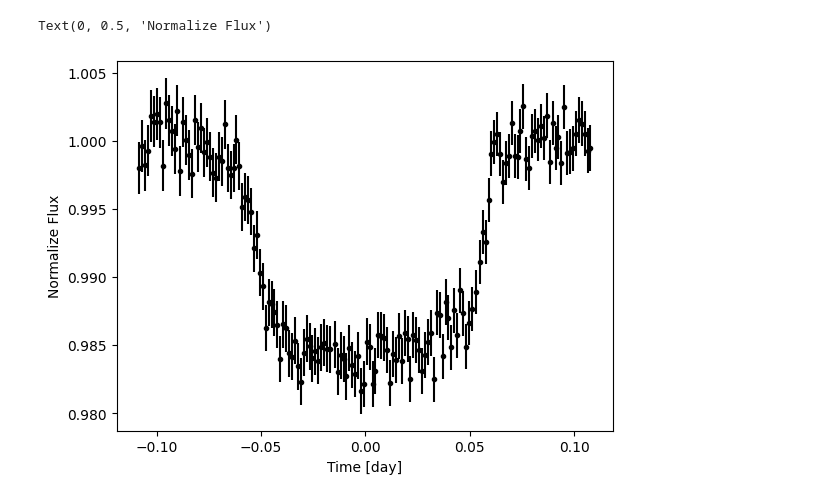
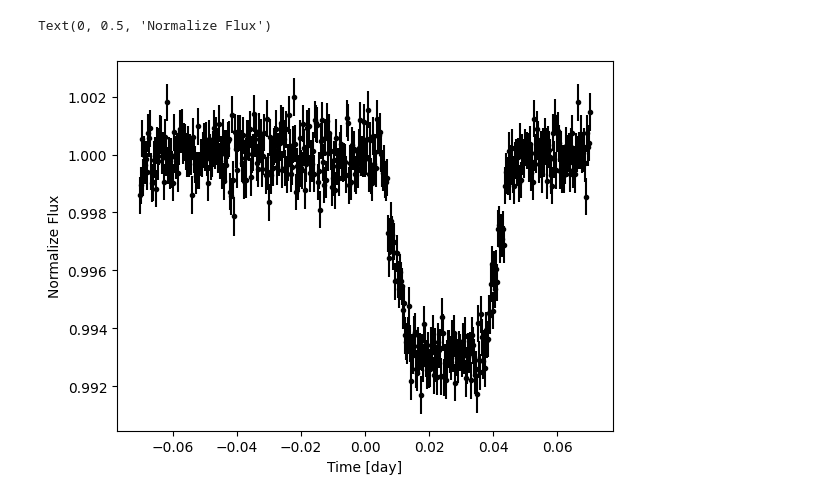
Before and after one commit to kAi3345/Astron, a Jupyter notebook: exoplanet/Exoplanet.ipynb, the cells around one changed output. Drawn from its saved outputs; the diff is of its cells as text; code cells hidden in the pictures.

```diff
--- a/exoplanet/Exoplanet.ipynb
+++ b/exoplanet/Exoplanet.ipynb
@@ -12,15 +12,14 @@ Saving HD209458b.txt to HD209458b.txt
 # %%
-dat = astropy.io.ascii.read("HD209458b.txt")
+dat = astropy.io.ascii.read("GJ 436.txt")
 # %%
 time = dat["col1"] - np.median(dat["col1"])
-rel_mag = dat["col2"]
-flux = 2.514**(1.0 - rel_mag)
+flux = dat["col2"]
 err = dat["col3"]
 plt.errorbar(time, flux, yerr=err, marker=".", color="black", linestyle="none")
 plt.xlabel("Time [day]")
 plt.ylabel("Normalize Flux")
 # %% [output]
 Text(0, 0.5, 'Normalize Flux')
-[figure, old version]
+[figure, new version]
 # %%
 # define a function that create a box model
```
Also changed, not shown: parts of 4 cells of this notebook.
